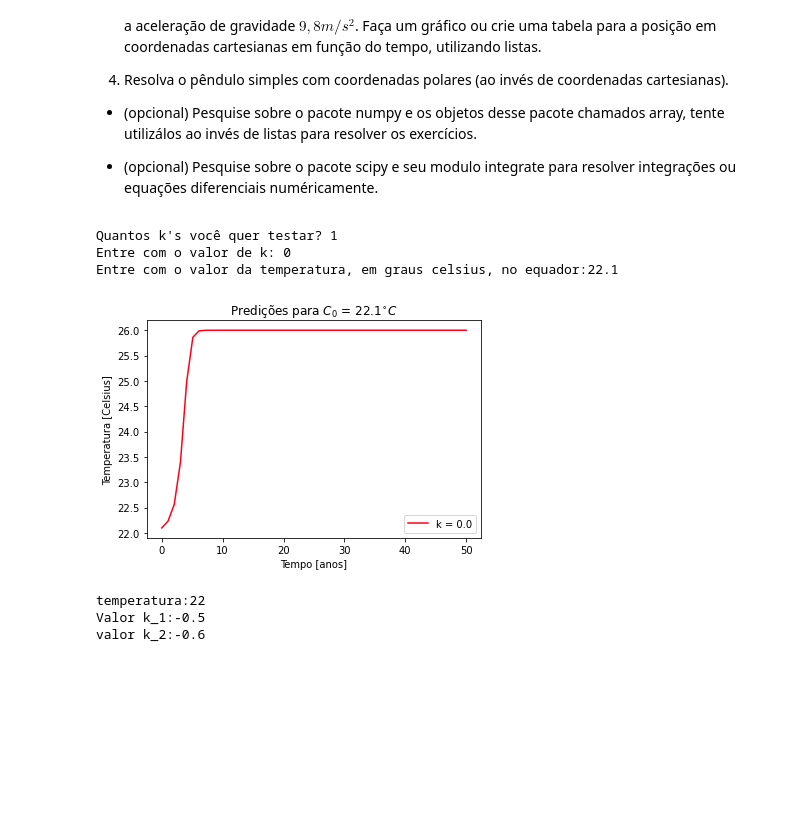
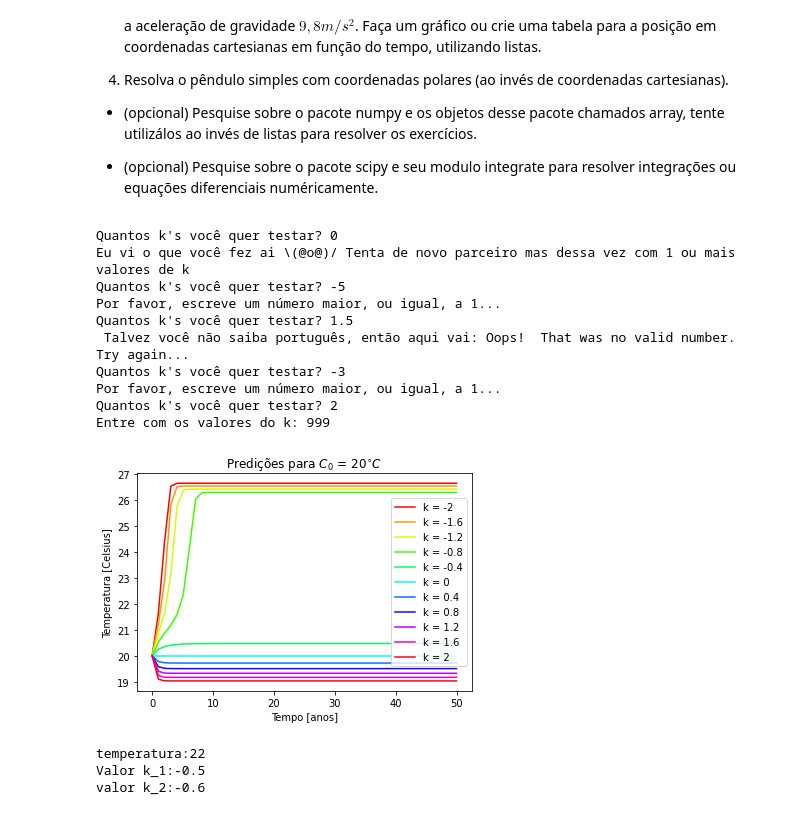
Before and after one commit to MataiasCost/Python_UERJ, a Jupyter notebook: aula10_ODE.ipynb, the cells around one changed output. Cells and saved outputs as stored; diff of their text form; code cells hidden in the pictures; blank space fills up the shorter version.

```diff
--- a/aula10_ODE.ipynb
+++ b/aula10_ODE.ipynb
@@ -521,15 +521,18 @@ if n_k == 1:
   valor_k = float(input("Entre com o valor de k: "))
   valores_k.append(valor_k)
 elif n_k < 1:
+  print("Eu vi o que você fez ai \(@o@)/ Tenta de novo parceiro mas dessa vez com 1 ou mais valores de k")
   while n_k < 1:
     try:
-      print("Eu vi o que você fez ai \(@o@)/ Tenta de novo parceiro mas dessa vez com 1 ou mais valores de k")
       n_k = int(input("Quantos k's você quer testar? "))
       if n_k == 999:
         prime_flag = True;
+      if n_k < 0:
+        print("Por favor, escreve um número maior, ou igual, a 1...")
     except ValueError:
-      print("Oops!  That was no valid number.  Try again...")
-else:
+      print(" Talvez você não saiba português, então aqui vai: Oops!  That was no valid number.  Try again...")
+
+if n_k > 1:
   for x in range(n_k):
     if prime_flag == True:
       valores_k = [-2,-1.6,-1.2,-0.8,-0.4,0,0.4,0.8,1.2,1.6,2]
@@ -549,37 +552,44 @@ else:
 # n_k valores de k, ou seja n_k tipos de cores
 flag_3 = False
 while flag_3 == False:
   if prime_flag == True:
     temperature = 20
     break
   try:
     temperatura = float(input("Entre com o valor da temperatura, em graus celsius, no equador:"))
     flag_3 = True
     if temperatura == 999:
       prime_flag = True;
   except ValueError or IndentationError or SyntaxError:
     print("Oops! Você acabou digitando algo que não podia. Bom aqui vai uma lista do que você pode ter errado: Usou caracteres especiais ou letras, clicou enter...Gabriel eu juro que se for você...  ")
     flag_3 = False
 if prime_flag == True:
       valores_k = [-2,-1.6,-1.2,-0.8,-0.4,0,0.4,0.8,1.2,1.6,2]
       temperatura = 20
 cmap = get_cmap(len(valores_k))
 for i in range(len(valores_k)):
   #Resolvendo a EDO
   y = odeint(modelo,temperatura,t,args=(valores_k[i],))
   labels = 'k = '+ str(valores_k[i])
   plt.plot(t,y,label=labels,color = cmap(i))
 titulo = r"Predições para $C_{0}$ = $"+str(temperatura)+ r" ^{\circ}C$"
 plt.xlabel("Tempo [anos]")
 plt.ylabel("Temperatura [Celsius]")
 plt.title(titulo)
 plt.legend()
 plt.show()
 # %% [output]
-Quantos k's você quer testar? 1
-Entre com o valor de k: 0
-Entre com o valor da temperatura, em graus celsius, no equador:22.1
+Quantos k's você quer testar? 0
+Eu vi o que você fez ai \(@o@)/ Tenta de novo parceiro mas dessa vez com 1 ou mais valores de k
+Quantos k's você quer testar? -5
+Por favor, escreve um número maior, ou igual, a 1...
+Quantos k's você quer testar? 1.5
+ Talvez você não saiba português, então aqui vai: Oops!  That was no valid number.  Try again...
+Quantos k's você quer testar? -3
+Por favor, escreve um número maior, ou igual, a 1...
+Quantos k's você quer testar? 2
+Entre com os valores do k: 999
-[figure, old version]
+[figure, new version]
 # %%
 import numpy as np
 from scipy.integrate import odeint
```
